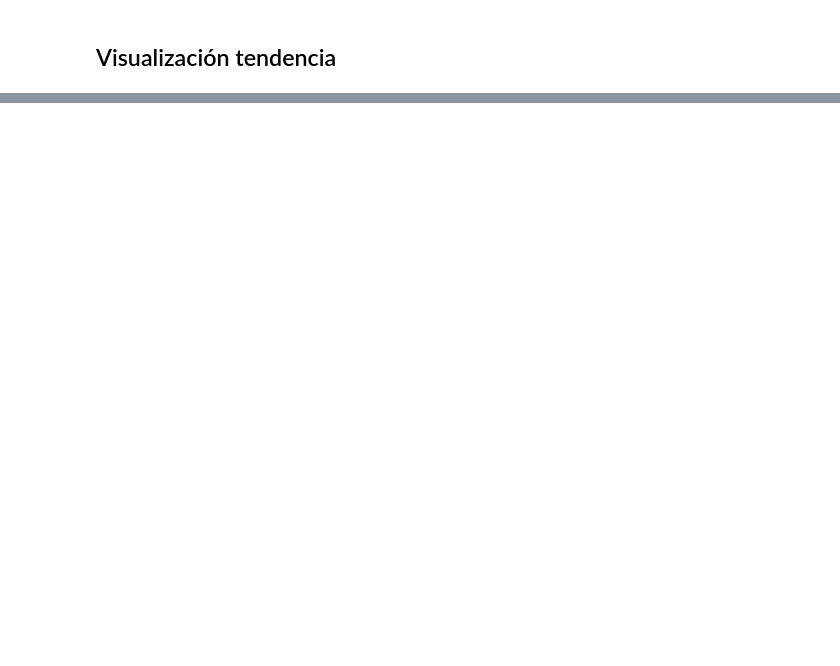
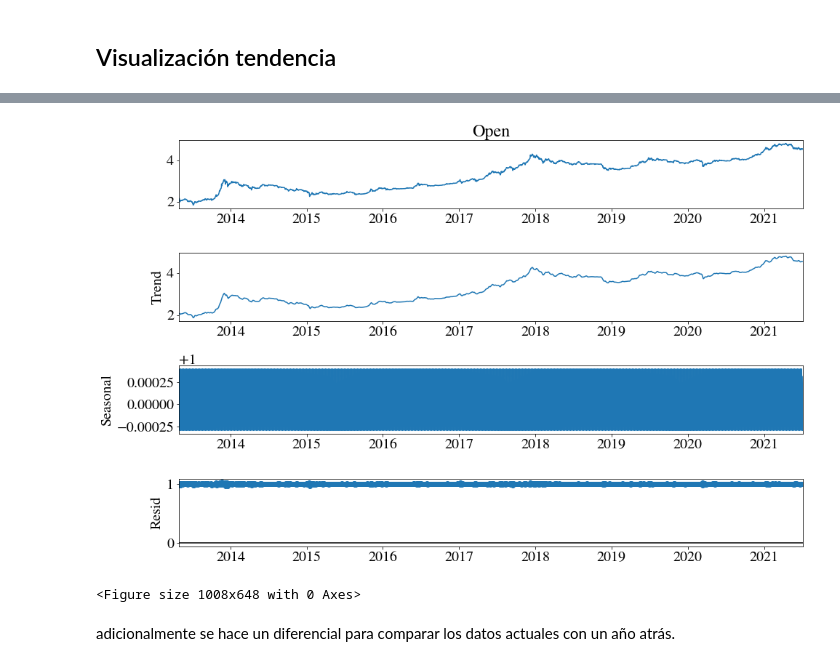
Before and after one commit to Eherran/monografia, a Jupyter notebook: Codigo/01_EDA.ipynb, the cells around one changed output, grey strips where cells are left out. Cells and saved outputs as stored; diff of their text form; code cells hidden in the pictures; blank space fills up the shorter version.

```diff
--- a/Codigo/01_EDA.ipynb
+++ b/Codigo/01_EDA.ipynb
@@ -134,0 +420,12 @@ plt.show()
+# %%
+plt.rcParams['figure.figsize'] = (14, 9)
+
+s_dec_additive = seasonal_decompose(bitcoinOpen_log10.Open, model = "multiplicative")
+s_dec_additive.plot()
+plt.show()
+plt.savefig("seasonal_decompose_Log10_bitcoint.jpg", bbox_inches='tight')
+# %% [output]
+[figure, added]
+<Figure size 1008x648 with 0 Axes>
+# %% [markdown]
+adicionalmente se hace un diferencial para comparar los datos actuales con un año atrás.
```
Also changed, not shown: parts of 79 cells of this notebook.
